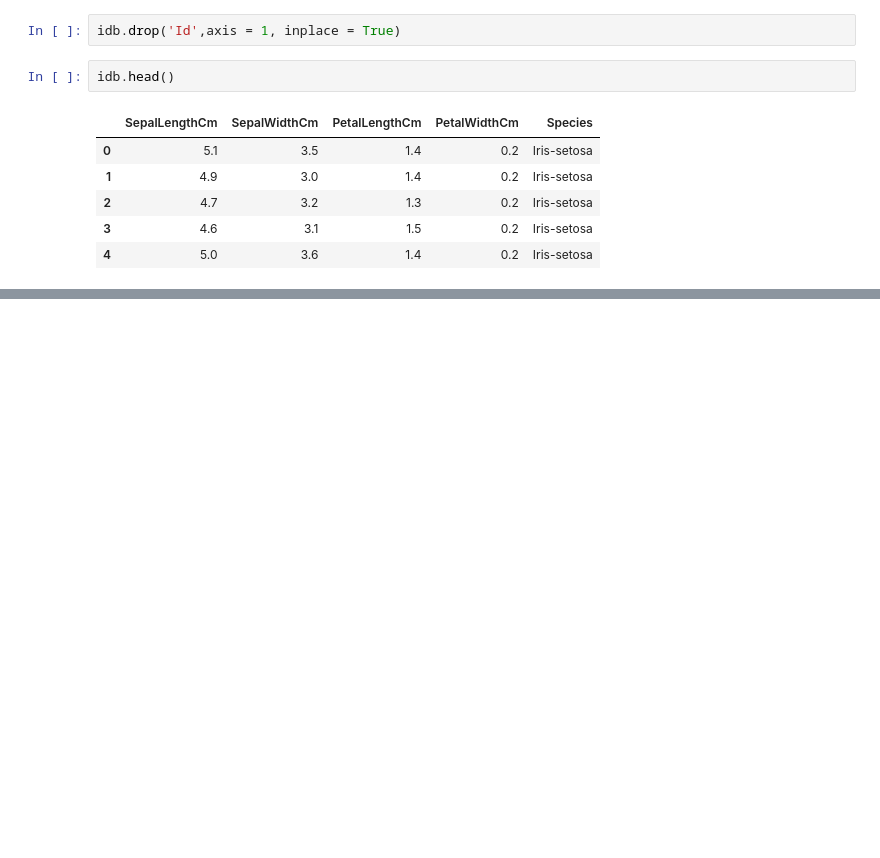
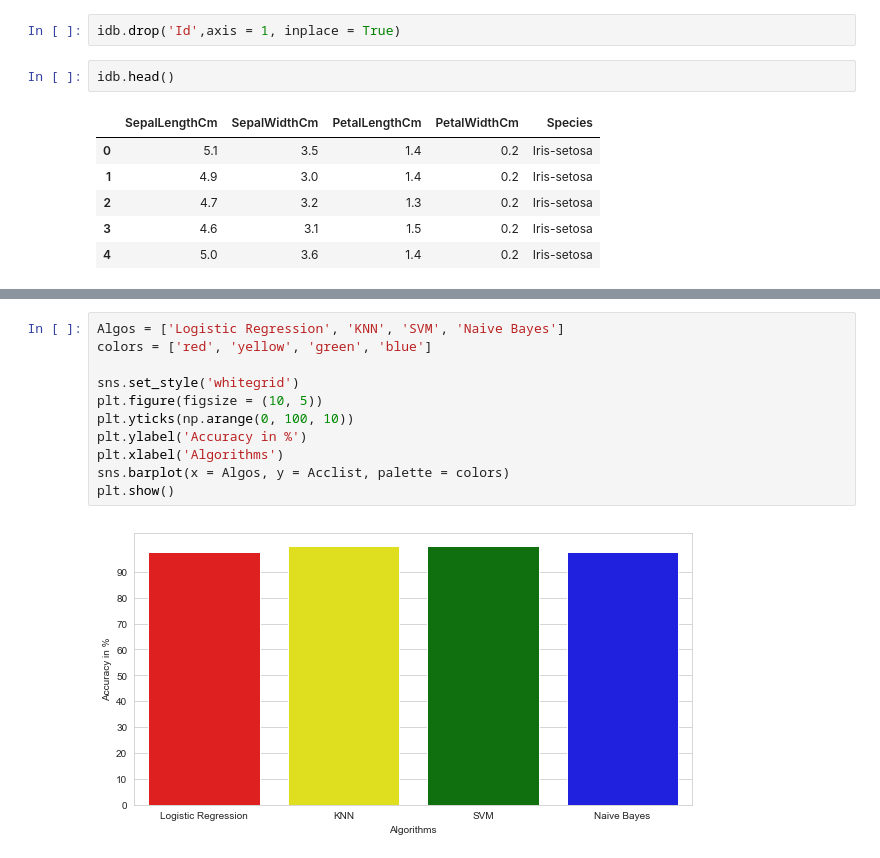
Before and after one commit to Yashtandon98/Iris-SpeciesEDA, a Jupyter notebook: IrisEDA.ipynb, the cells around one changed output, grey strips where cells are left out. Drawn from its saved outputs; the diff is of its cells as text; blank space fills up the shorter version.

```diff
--- a/IrisEDA.ipynb
+++ b/IrisEDA.ipynb
@@ -145,0 +146,13 @@ Accuracy on test set: 93.333
+# %%
+Algos = ['Logistic Regression', 'KNN', 'SVM', 'Naive Bayes']
+colors = ['red', 'yellow', 'green', 'blue']
+
+sns.set_style('whitegrid')
+plt.figure(figsize = (10, 5))
+plt.yticks(np.arange(0, 100, 10))
+plt.ylabel('Accuracy in %')
+plt.xlabel('Algorithms')
+sns.barplot(x = Algos, y = Acclist, palette = colors)
+plt.show()
+# %% [output]
+[figure, added]
```
Also changed, not shown: parts of 8 cells of this notebook.
